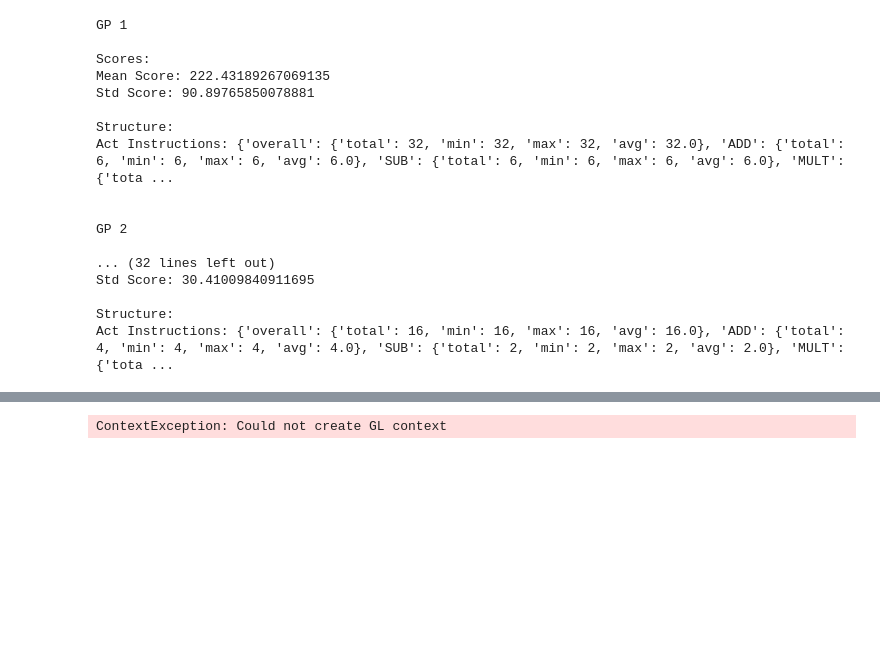
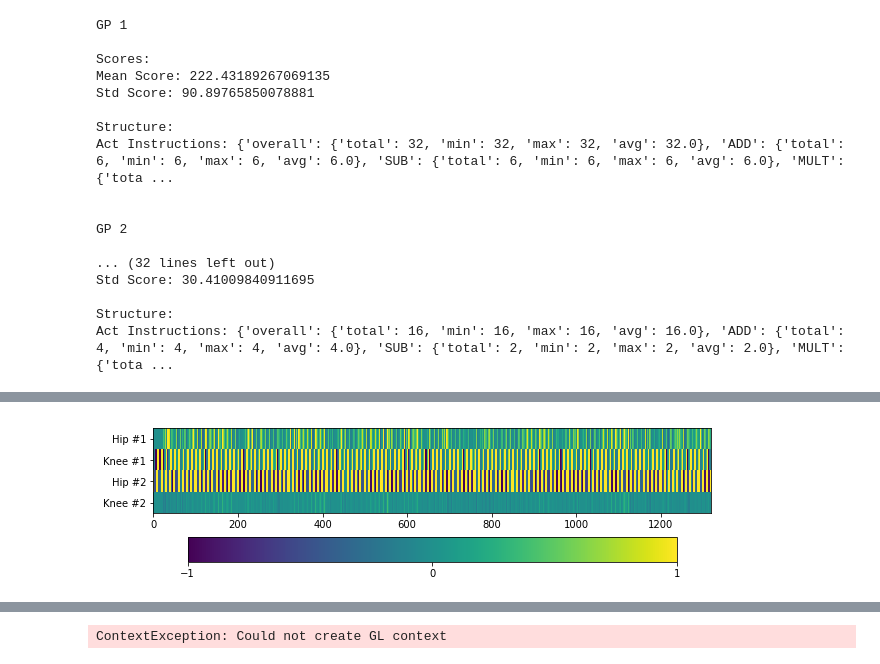
Before and after one commit to Ryan-Amaral/gp-bipedal-walker-analysis, a Jupyter notebook: champion_analysis.ipynb, the cells around one changed output, grey strips where cells are left out. Drawn from its saved outputs; the diff is of its cells as text; code cells hidden in the pictures; blank space fills up the shorter version.

```diff
--- a/champion_analysis.ipynb
+++ b/champion_analysis.ipynb
@@ -324,0 +385,18 @@ Visualize action pathing results
+# %%
+"""
+Visualize action pathing results
+"""
+
+action_pixels = np.repeat(np.array(gp_actions).T, (50,50,50,50), axis=0)
+
+fig, ax = plt.subplots(1,1, figsize=(10,3))
+
+img = ax.imshow(action_pixels)
+cb = fig.colorbar(img, ticks=[-1,0,1], orientation="horizontal")
+
+ax.set_yticks([25, 75, 125, 175])
+ax.set_yticklabels(["Hip #1", "Knee #1", "Hip #2", "Knee #2"])
+
+plt.show()
+# %% [output]
+[figure, added]
```
Also changed, not shown: parts of 10 cells of this notebook, 4 other files.
